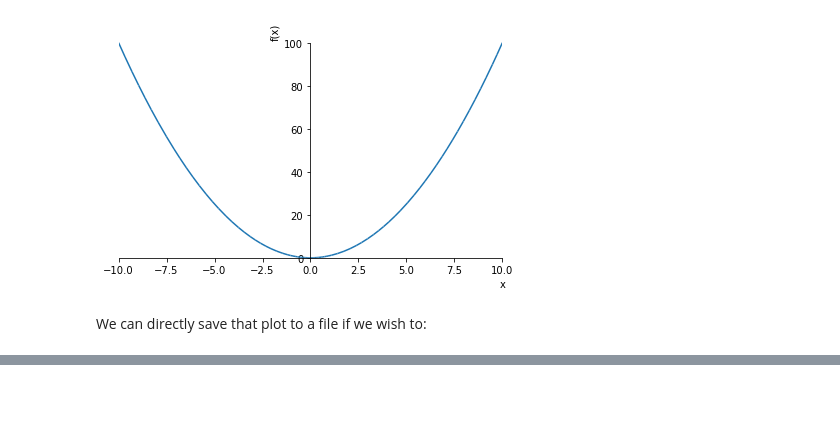
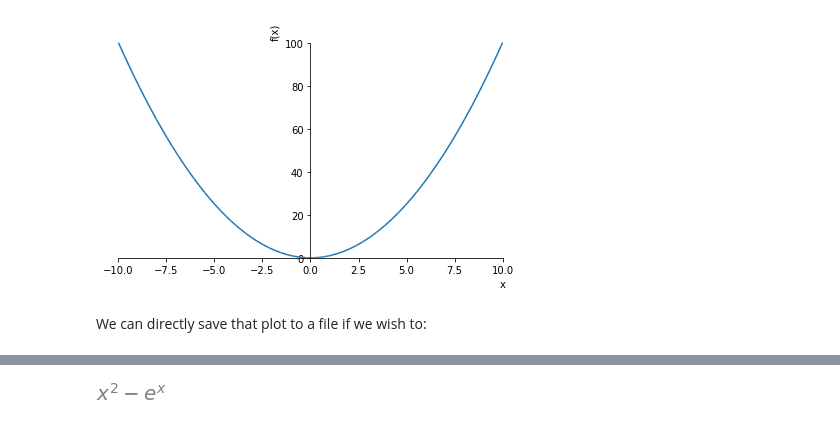
Before and after one commit to adilsazeez/PythonForFun, a Jupyter notebook: notebooks/02_Symbolic_Mathematics_in_Python.ipynb, the cells around one changed output, grey strips where cells are left out. Drawn from its saved outputs; the diff is of its cells as text; code cells hidden in the pictures; blank space fills up the shorter version.

```diff
--- a/notebooks/02_Symbolic_Mathematics_in_Python.ipynb
+++ b/notebooks/02_Symbolic_Mathematics_in_Python.ipynb
@@ -298,0 +317,5 @@ p.save("x_squared.pdf");
+# %%
+y= x**2 - sym.exp(x)
+y
+# %% [output]
+[figure, added]
```
Also changed, not shown: parts of 20 cells of this notebook, 1 other file.
